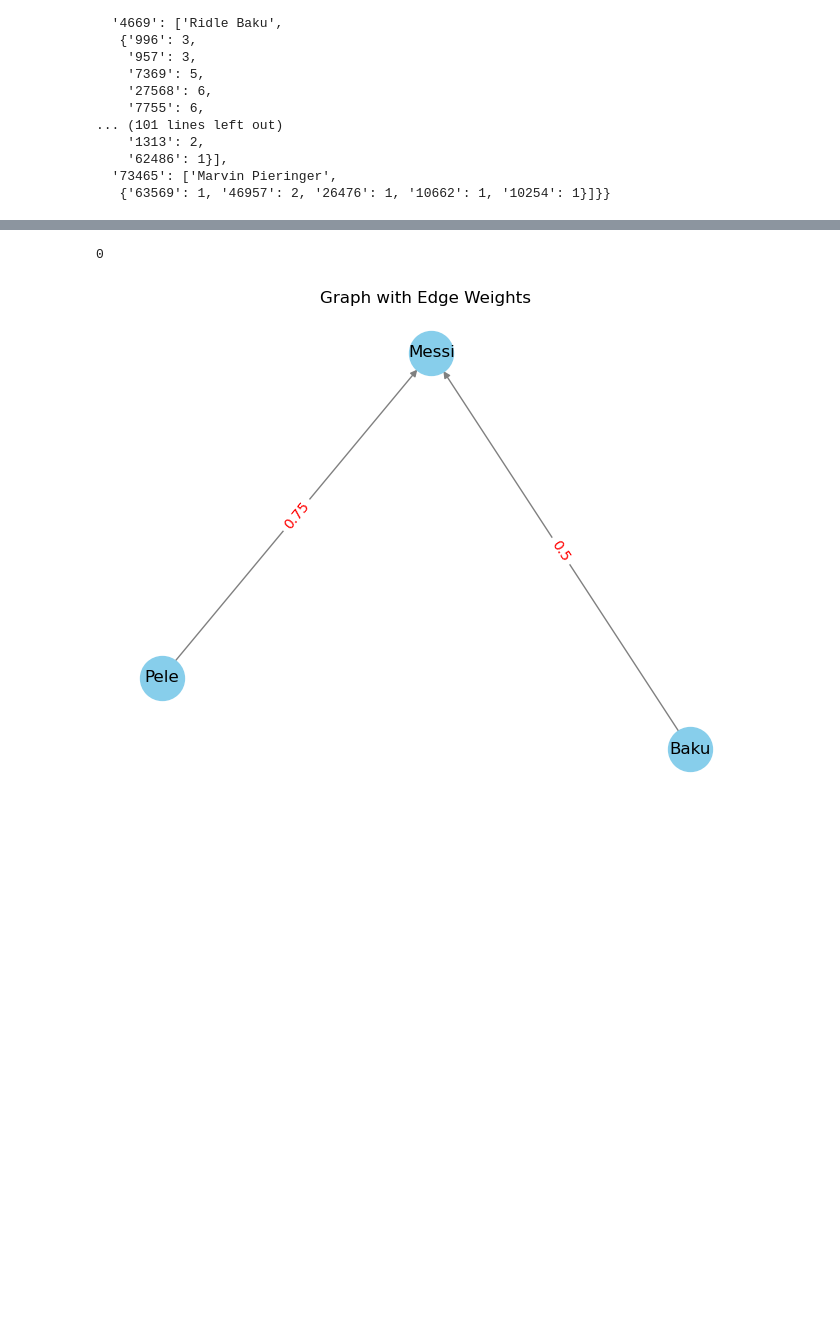
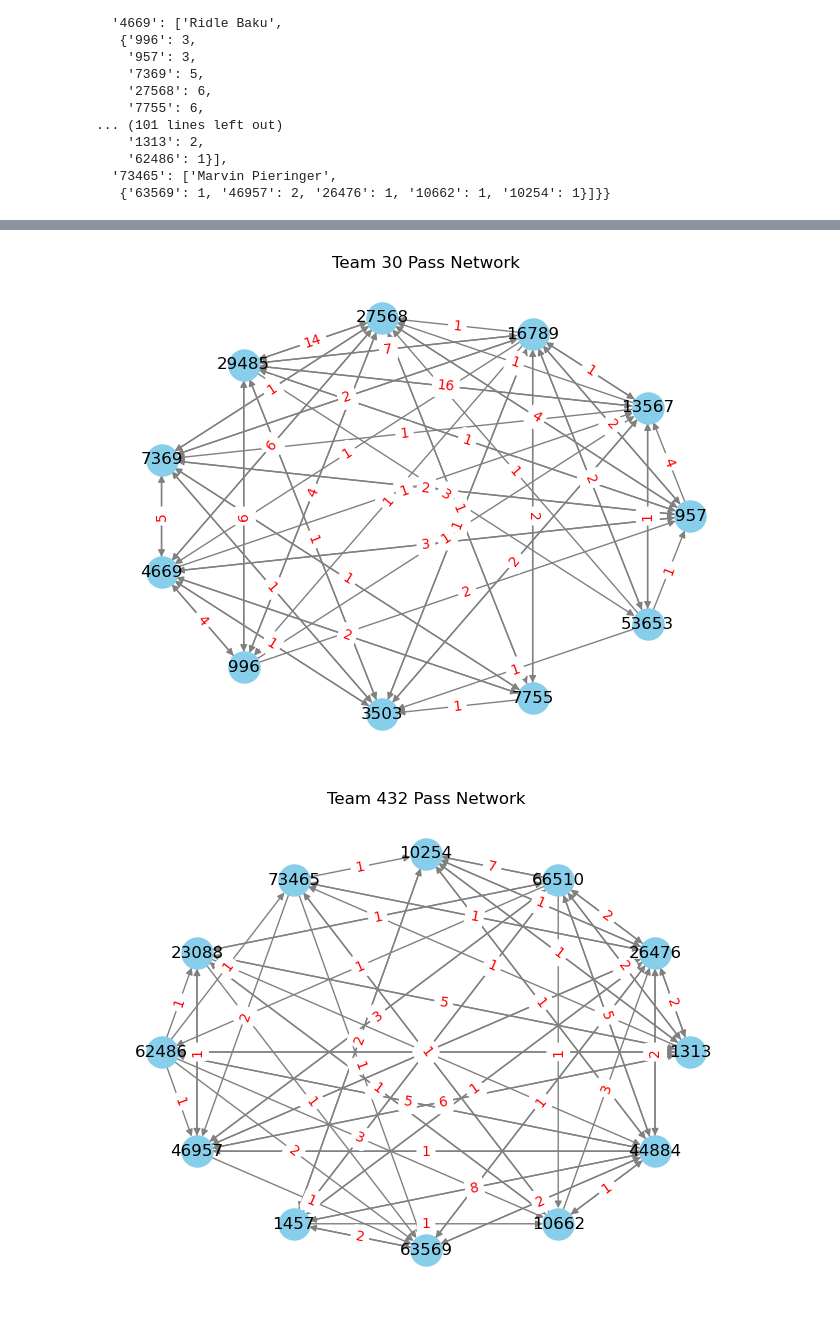
Before and after one commit to CodeMateo15/BiggsMarino_Hackathon2026, a Jupyter notebook: Soccer_Lineup.ipynb, the cells around one changed output, grey strips where cells are left out. Drawn from its saved outputs; the diff is of its cells as text; code cells hidden in the pictures; blank space fills up the shorter version.

Commit message:
Pass Frequency Network Built

```diff
--- a/Soccer_Lineup.ipynb
+++ b/Soccer_Lineup.ipynb
@@ -470,27 +492,29 @@ pass_network = create_pass_network(roster_pass_dict, team_network_ids)
-# %%
-DG = nx.DiGraph()
-DG.add_weighted_edges_from([('Baku', 'Messi', 0.5), ('Pele', 'Messi', 0.75)])
-DG.out_degree('Messi', weight='weight')
-# %% [output]
-0
 # %%
-import matplotlib.pyplot as plt
+# draws a team's pass network
+def draw_pass_network(pass_network, team_id):
+    # decides layout for nodes
+    DG = pass_network
+    pos = nx.circular_layout(DG)
 
-pos = nx.spring_layout(DG) # positions for all nodes
+    # draws graph components
+    nx.draw(DG, pos, with_labels=True, node_color='skyblue', node_size=500, edge_color='gray')
 
-# 3. Draw the graph components
-nx.draw(DG, pos, with_labels=True, node_color='skyblue', node_size=1000, edge_color='gray')
+    # adds pass freq as edge weights
+    edge_labels = nx.get_edge_attributes(DG, 'weight')
 
-# 4. Extract the edge weights into a dictionary
-# The keys should be the edge tuples (u, v), and values should be the weights
-edge_labels = nx.get_edge_attributes(DG, 'weight')
+    # draws edge weights
+    nx.draw_networkx_edge_labels(DG, pos, edge_labels=edge_labels, font_color='red')
 
-# 5. Draw the edge labels
-nx.draw_networkx_edge_labels(DG, pos, edge_labels=edge_labels, font_color='red')
+    #plt.figure(figsize=(12, 10))
 
-# 6. Display the plot
-plt.title("Graph with Edge Weights")
-plt.axis('off') # Turn off the axis ticks
-plt.show()
+    # displays plot
+    plt.title(f"Team {team_id} Pass Network")
+    plt.axis('off') # Turn off the axis ticks
+    plt.show()
+
+#draw_pass_network(pass_network_dict['30'])
+for team_id, team_network in pass_network_dict.items():
+    draw_pass_network(pass_network_dict[team_id], team_id)
 # %% [output]
-[figure, old version]
+[figure, new version]
+[figure, added]
```
Also changed, not shown: parts of 6 cells of this notebook.
